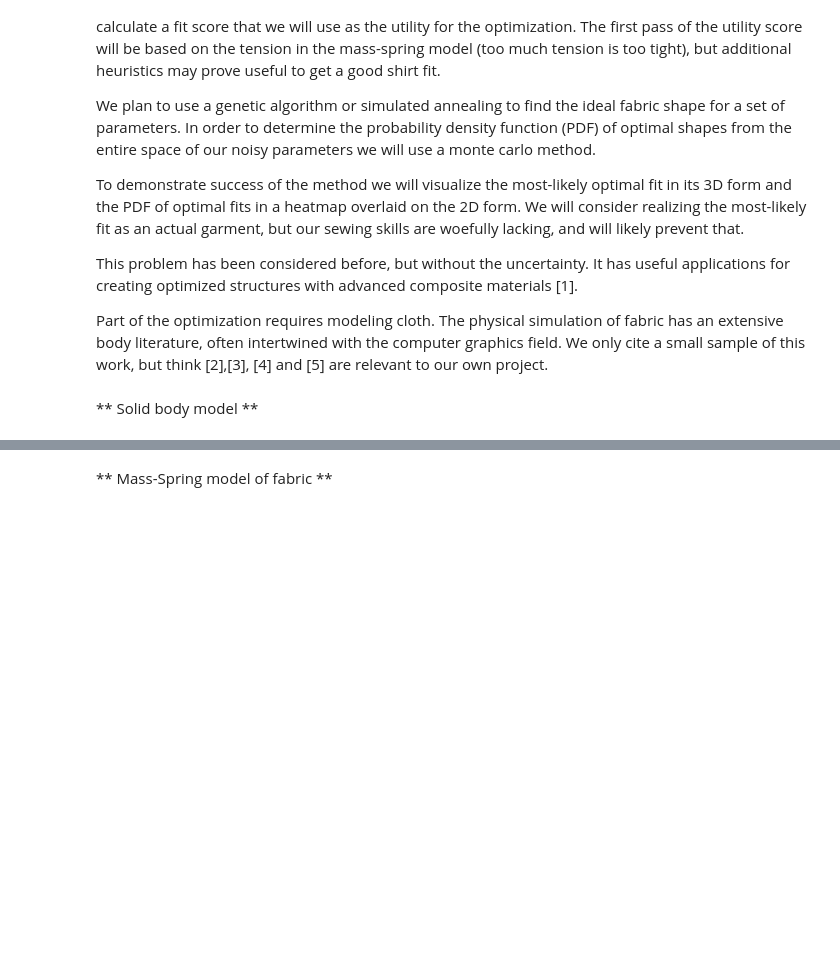
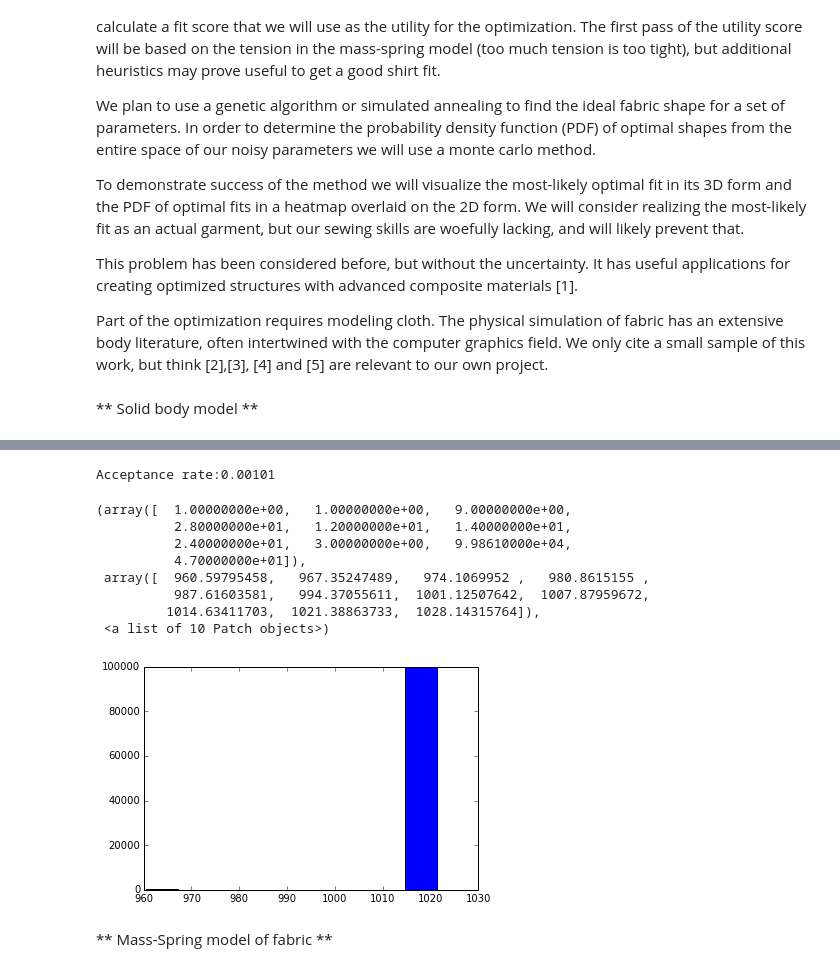
Before and after one commit to skp2/AM207-Project, a Jupyter notebook: ipython/ML_Dave_Brown_SK.ipynb, the cells around one changed output, grey strips where cells are left out. Saved outputs shown, nothing was run; the diff lists cells and outputs as text; code cells hidden in the pictures; blank space fills up the shorter version.

Commit message:
added sampler

```diff
--- a/ipython/ML_Dave_Brown_SK.ipynb
+++ b/ipython/ML_Dave_Brown_SK.ipynb
@@ -37,2 +81,56 @@ plt.imshow(img)
+# %%
+def cloth_model(x,y,img_size_x=2048,img_size_y=2048):
+    front_anchors = [(861,552),(957,519),(1011,570),(1089,522),(1182,564),(1140,825),(1170,948),(876,951), (903,813)]
+    right_sleeve_anchors = [(1182,564),(1257,642),(1224,732),(1164,684)]
+    left_sleeve_anchors=[(861,552),(768,651),(837,732),(873,699)]
+    return cloth_model_pdf(x,y,front_anchors,right_sleeve_anchors,left_sleeve_anchors)
+
+def cloth_model_pdf(x,y,front_anchors,right_sleeve_anchors,left_sleeve_anchors):
+    s=0.001
+    for i in xrange(len(front_anchors)):
+        s = s - ( (front_anchors[i][0]-x)**2 + (front_anchors[i][1]-y)**2 )
+    for i in xrange(len(right_sleeve_anchors)):
+        s = s - ( (right_sleeve_anchors[i][0]-x)**2 + (right_sleeve_anchors[i][1]-y)**2 )
+    for i in xrange(len(left_sleeve_anchors)):
+        s = s - ( (left_sleeve_anchors[i][0]-x)**2 + (left_sleeve_anchors[i][1]-y)**2 )
+    return s
+
+def cloth_sampler(N=10000,x_start=1024,y_start=1024,sigma=10):
+    x=[]
+    y=[]
+    x0=x_start
+    y0=y_start
+    accepted=0
+    for k in xrange(N):
+        x_star = np.random.normal(x0,sigma)
+        y_star = np.random.normal(y0,sigma)
+        p_star = cloth_model(x_star,y_star)
+        p = cloth_model(x0,y0)
+        u = np.log(np.random.random())
+        if u < (p_star - p):
+            x0=x_star
+            y0=y_star
+            accepted=accepted+1
+        x.append(x0)
+        y.append(y0)
+
+    return np.array(x),np.array(y),accepted
+# %%
+N=100000
+xs,ys,accepted=cloth_sampler(N)
+print "Acceptance rate:" + str(accepted*1./N)
+cloth_img = zip(xs,ys)
+plt.hist(xs)
+# %% [output]
+Acceptance rate:0.00101
+(array([  1.00000000e+00,   1.00000000e+00,   9.00000000e+00,
+          2.80000000e+01,   1.20000000e+01,   1.40000000e+01,
+          2.40000000e+01,   3.00000000e+00,   9.98610000e+04,
+          4.70000000e+01]),
+ array([  960.59795458,   967.35247489,   974.1069952 ,   980.8615155 ,
+          987.61603581,   994.37055611,  1001.12507642,  1007.87959672,
+         1014.63411703,  1021.38863733,  1028.14315764]),
+ <a list of 10 Patch objects>)
+[figure, added]
 # %% [markdown]
 ** Mass-Spring model of fabric **
```
Also changed, not shown: parts of 9 cells of this notebook.
